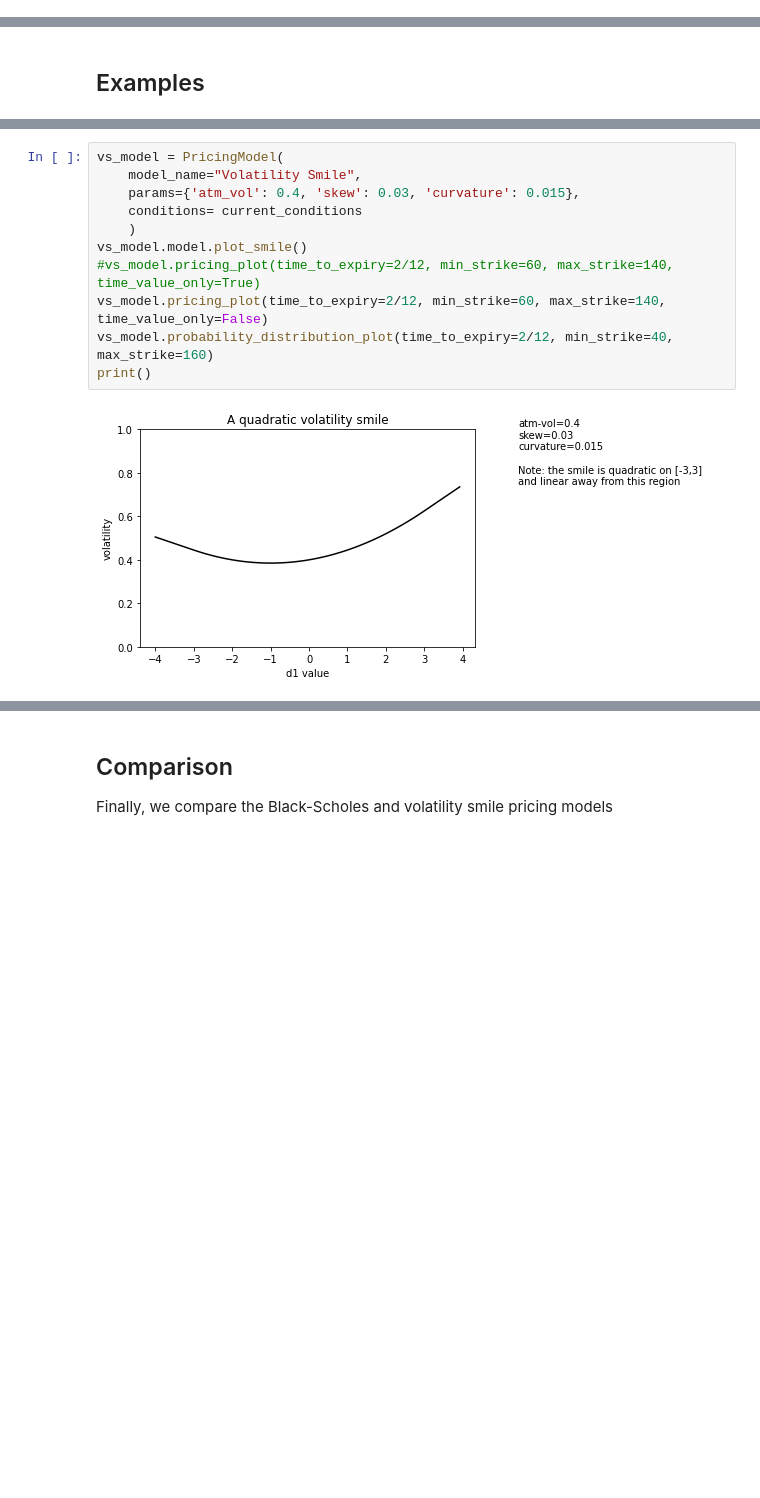
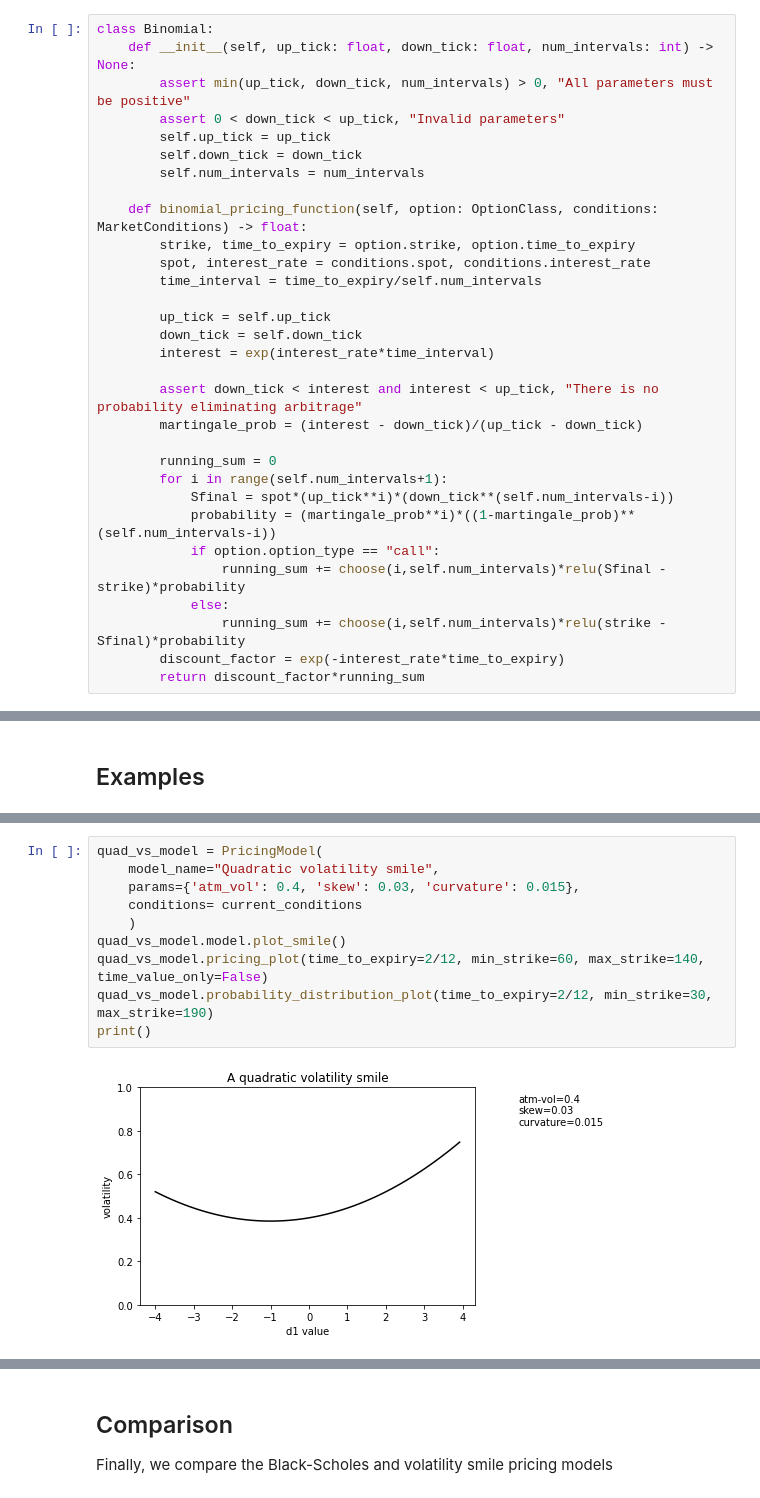
Before and after one commit to ivganev/option-pricing-models, a Jupyter notebook: VolatilitySmile.ipynb, the cells around one changed output, grey strips where cells are left out. Saved outputs shown, nothing was run; the diff lists cells and outputs as text; blank space fills up the shorter version.

```diff
--- a/VolatilitySmile.ipynb
+++ b/VolatilitySmile.ipynb
@@ -128,0 +191,31 @@ class VolSmileModel:
+# %%
+class Binomial:
+    def __init__(self, up_tick: float, down_tick: float, num_intervals: int) -> None:
+        assert min(up_tick, down_tick, num_intervals) > 0, "All parameters must be positive"
+        assert 0 < down_tick < up_tick, "Invalid parameters"
+        self.up_tick = up_tick
+        self.down_tick = down_tick
+        self.num_intervals = num_intervals
+
+    def binomial_pricing_function(self, option: OptionClass, conditions: MarketConditions) -> float:
+        strike, time_to_expiry = option.strike, option.time_to_expiry
+        spot, interest_rate = conditions.spot, conditions.interest_rate
+        time_interval = time_to_expiry/self.num_intervals
+
+        up_tick = self.up_tick
+        down_tick = self.down_tick
+        interest = exp(interest_rate*time_interval)
+
+        assert down_tick < interest and interest < up_tick, "There is no probability eliminating arbitrage"
+        martingale_prob = (interest - down_tick)/(up_tick - down_tick)
+
+        running_sum = 0
+        for i in range(self.num_intervals+1):
+            Sfinal = spot*(up_tick**i)*(down_tick**(self.num_intervals-i))
+            probability = (martingale_prob**i)*((1-martingale_prob)**(self.num_intervals-i))
+            if option.option_type == "call":
+                running_sum += choose(i,self.num_intervals)*relu(Sfinal - strike)*probability
+            else:
+                running_sum += choose(i,self.num_intervals)*relu(strike - Sfinal)*probability
+        discount_factor = exp(-interest_rate*time_to_expiry)
+        return discount_factor*running_sum
@@ -268,13 +387,12 @@ print()
 # %%
-vs_model = PricingModel(
-    model_name="Volatility Smile",
+quad_vs_model = PricingModel(
+    model_name="Quadratic volatility smile",
     params={'atm_vol': 0.4, 'skew': 0.03, 'curvature': 0.015},
     conditions= current_conditions
     )
-vs_model.model.plot_smile()
-#vs_model.pricing_plot(time_to_expiry=2/12, min_strike=60, max_strike=140, time_value_only=True)
-vs_model.pricing_plot(time_to_expiry=2/12, min_strike=60, max_strike=140, time_value_only=False)
-vs_model.probability_distribution_plot(time_to_expiry=2/12, min_strike=40, max_strike=160)
+quad_vs_model.model.plot_smile()
+quad_vs_model.pricing_plot(time_to_expiry=2/12, min_strike=60, max_strike=140, time_value_only=False)
+quad_vs_model.probability_distribution_plot(time_to_expiry=2/12, min_strike=30, max_strike=190)
 print()
 # %% [output]
-[figure, old version]
+[figure, new version]
```
Also changed, not shown: parts of 23 cells of this notebook.
